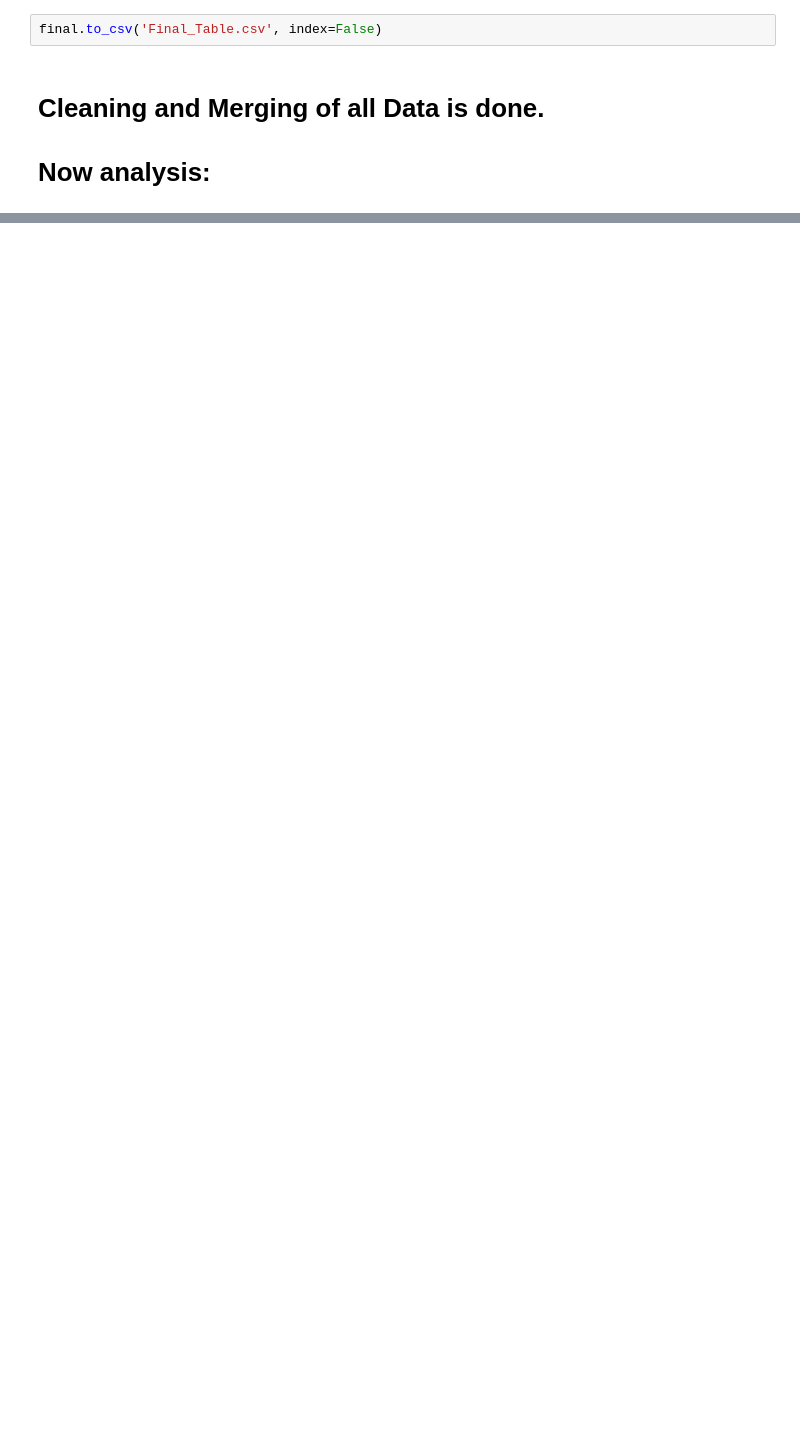
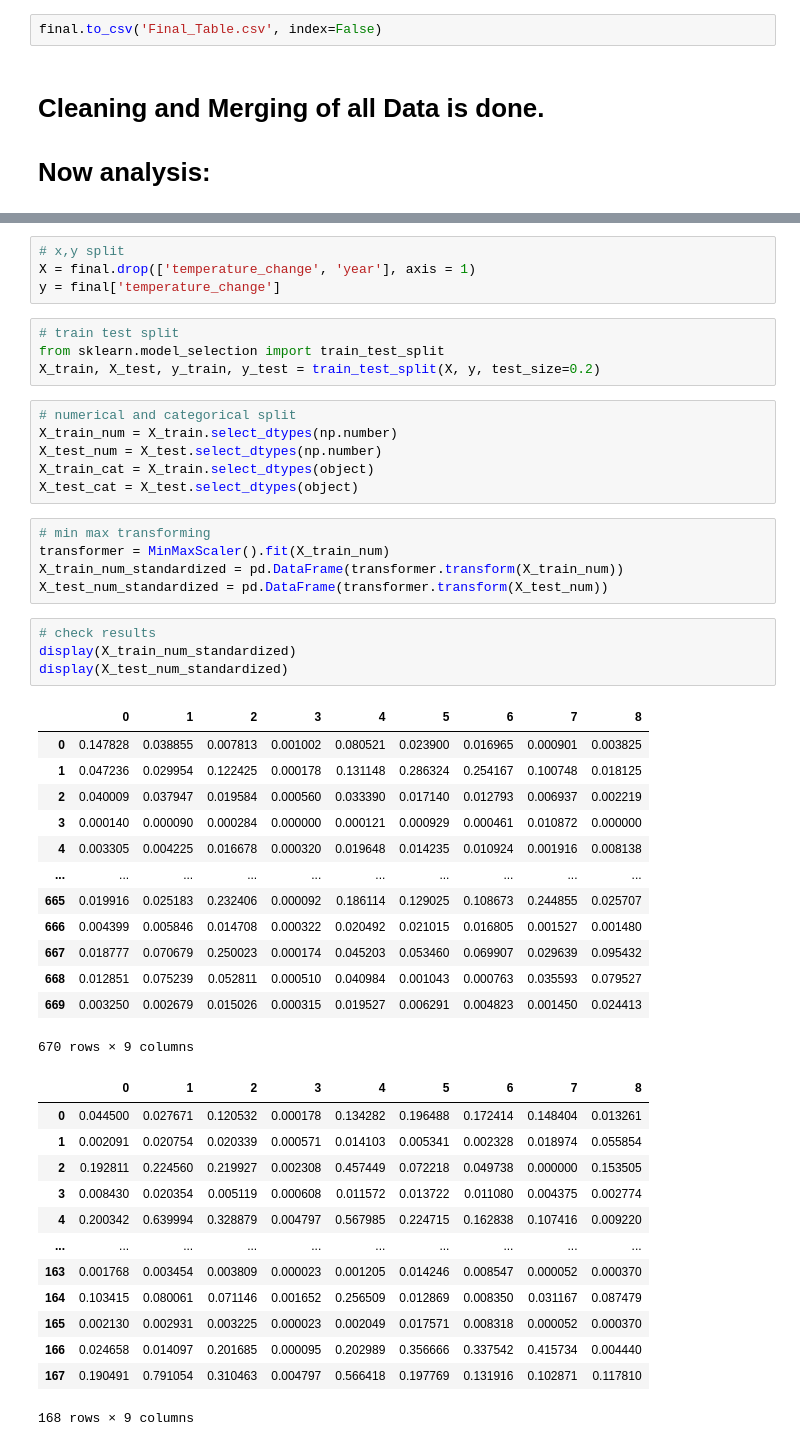
Before and after one commit to mmrachacz/Mid-IronHack-Project, a Jupyter notebook: New_Version_Temp_Change_and_other.ipynb, the cells around one changed output, grey strips where cells are left out. Cells and saved outputs as stored; diff of their text form; blank space fills up the shorter version.

Commit message:
made some prediction models

```diff
--- a/New_Version_Temp_Change_and_other.ipynb
+++ b/New_Version_Temp_Change_and_other.ipynb
@@ -1471,0 +1494,50 @@ final.to_csv('Final_Table.csv', index=False)
+# %%
+# x,y split
+X = final.drop(['temperature_change', 'year'], axis = 1)
+y = final['temperature_change']
+# %%
+# train test split
+from sklearn.model_selection import train_test_split
+X_train, X_test, y_train, y_test = train_test_split(X, y, test_size=0.2)
+# %%
+# numerical and categorical split
+X_train_num = X_train.select_dtypes(np.number)
+X_test_num = X_test.select_dtypes(np.number)
+X_train_cat = X_train.select_dtypes(object)
+X_test_cat = X_test.select_dtypes(object)
+# %%
+# min max transforming
+transformer = MinMaxScaler().fit(X_train_num)
+X_train_num_standardized = pd.DataFrame(transformer.transform(X_train_num))
+X_test_num_standardized = pd.DataFrame(transformer.transform(X_test_num))
+# %%
+# check results
+display(X_train_num_standardized)
+display(X_test_num_standardized)
+# %% [output]
+|  | 0 | 1 | 2 | 3 | 4 | 5 | 6 | 7 | 8 |
+| 0 | 0.147828 | 0.038855 | 0.007813 | 0.001002 | 0.080521 | 0.023900 | 0.016965 | 0.000901 | 0.003825 |
+| 1 | 0.047236 | 0.029954 | 0.122425 | 0.000178 | 0.131148 | 0.286324 | 0.254167 | 0.100748 | 0.018125 |
+| 2 | 0.040009 | 0.037947 | 0.019584 | 0.000560 | 0.033390 | 0.017140 | 0.012793 | 0.006937 | 0.002219 |
+| 3 | 0.000140 | 0.000090 | 0.000284 | 0.000000 | 0.000121 | 0.000929 | 0.000461 | 0.010872 | 0.000000 |
+| 4 | 0.003305 | 0.004225 | 0.016678 | 0.000320 | 0.019648 | 0.014235 | 0.010924 | 0.001916 | 0.008138 |
+| ... | ... | ... | ... | ... | ... | ... | ... | ... | ... |
+| 665 | 0.019916 | 0.025183 | 0.232406 | 0.000092 | 0.186114 | 0.129025 | 0.108673 | 0.244855 | 0.025707 |
+| 666 | 0.004399 | 0.005846 | 0.014708 | 0.000322 | 0.020492 | 0.021015 | 0.016805 | 0.001527 | 0.001480 |
+| 667 | 0.018777 | 0.070679 | 0.250023 | 0.000174 | 0.045203 | 0.053460 | 0.069907 | 0.029639 | 0.095432 |
+| 668 | 0.012851 | 0.075239 | 0.052811 | 0.000510 | 0.040984 | 0.001043 | 0.000763 | 0.035593 | 0.079527 |
+| 669 | 0.003250 | 0.002679 | 0.015026 | 0.000315 | 0.019527 | 0.006291 | 0.004823 | 0.001450 | 0.024413 |
+670 rows × 9 columns
+|  | 0 | 1 | 2 | 3 | 4 | 5 | 6 | 7 | 8 |
+| 0 | 0.044500 | 0.027671 | 0.120532 | 0.000178 | 0.134282 | 0.196488 | 0.172414 | 0.148404 | 0.013261 |
+| 1 | 0.002091 | 0.020754 | 0.020339 | 0.000571 | 0.014103 | 0.005341 | 0.002328 | 0.018974 | 0.055854 |
+| 2 | 0.192811 | 0.224560 | 0.219927 | 0.002308 | 0.457449 | 0.072218 | 0.049738 | 0.000000 | 0.153505 |
+| 3 | 0.008430 | 0.020354 | 0.005119 | 0.000608 | 0.011572 | 0.013722 | 0.011080 | 0.004375 | 0.002774 |
+| 4 | 0.200342 | 0.639994 | 0.328879 | 0.004797 | 0.567985 | 0.224715 | 0.162838 | 0.107416 | 0.009220 |
+| ... | ... | ... | ... | ... | ... | ... | ... | ... | ... |
+| 163 | 0.001768 | 0.003454 | 0.003809 | 0.000023 | 0.001205 | 0.014246 | 0.008547 | 0.000052 | 0.000370 |
+| 164 | 0.103415 | 0.080061 | 0.071146 | 0.001652 | 0.256509 | 0.012869 | 0.008350 | 0.031167 | 0.087479 |
+| 165 | 0.002130 | 0.002931 | 0.003225 | 0.000023 | 0.002049 | 0.017571 | 0.008318 | 0.000052 | 0.000370 |
+| 166 | 0.024658 | 0.014097 | 0.201685 | 0.000095 | 0.202989 | 0.356666 | 0.337542 | 0.415734 | 0.004440 |
+| 167 | 0.190491 | 0.791054 | 0.310463 | 0.004797 | 0.566418 | 0.197769 | 0.131916 | 0.102871 | 0.117810 |
+168 rows × 9 columns
```
Also changed, not shown: parts of 14 cells of this notebook.
